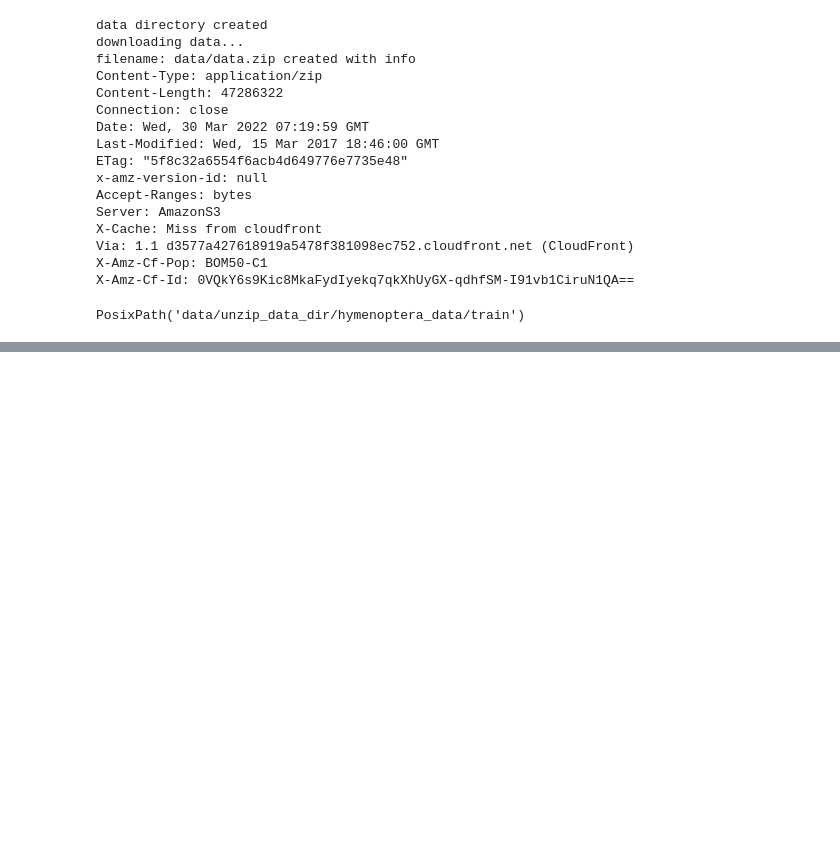
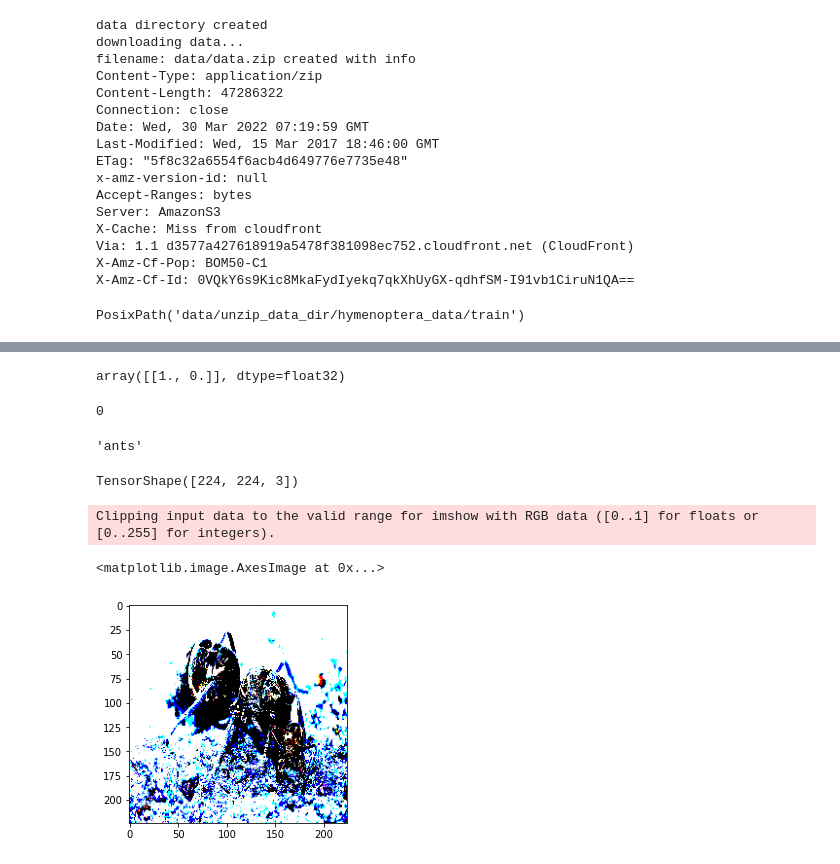
Before and after one commit to This-swapnil/VGG_16_demo, a Jupyter notebook: notebook/demo.ipynb, the cells around one changed output, grey strips where cells are left out. Saved outputs shown, nothing was run; the diff lists cells and outputs as text; code cells hidden in the pictures; blank space fills up the shorter version.

```diff
--- a/notebook/demo.ipynb
+++ b/notebook/demo.ipynb
@@ -124,0 +337,2 @@ IMAGE_SIZE = (pixels, pixels)
+# %%
+resized_img = tf.image.resize(test_img, (224, 224))
@@ -124,0 +352,14 @@ IMAGE_SIZE = (pixels, pixels)
+# %%
+pred = model.predict(input_data)
+pred
+# %% [output]
+array([[1., 0.]], dtype=float32)
+# %%
+argmax = tf.argmax(pred[0]).numpy()
+argmax
+# %% [output]
+0
+# %%
+label_map[argmax]
+# %% [output]
+'ants'
@@ -124,0 +368,11 @@ IMAGE_SIZE = (pixels, pixels)
+# %%
+preprocessd_img = tf.keras.applications.vgg16.preprocess_input(resized_img)
+preprocessd_img.shape
+# %% [output]
+TensorShape([224, 224, 3])
+# %%
+plt.imshow(preprocessd_img)
+# %% [output]
+Clipping input data to the valid range for imshow with RGB data ([0..1] for floats or [0..255] for integers).
+<matplotlib.image.AxesImage at 0x...>
+[figure, added]
```
Also changed, not shown: parts of 26 cells of this notebook, 1 other file.
